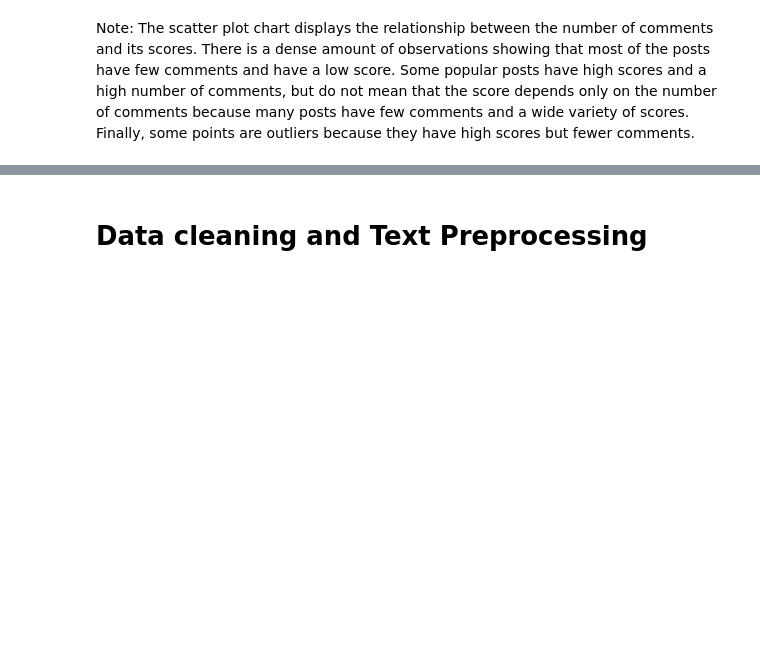
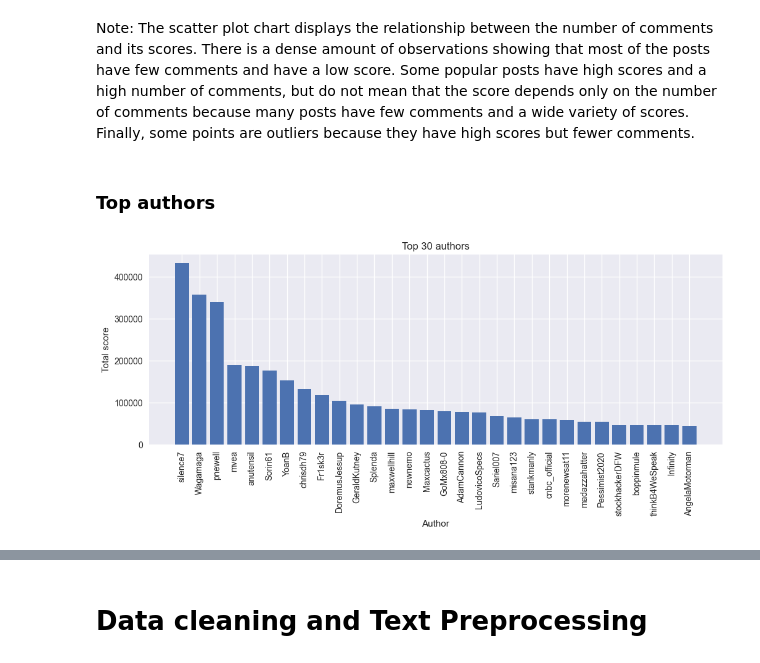
Before and after one commit to mlgomez0/advanced_python_project, a Jupyter notebook: notebooks/climate_change.ipynb, the cells around one changed output, grey strips where cells are left out. Saved outputs shown, nothing was run; the diff lists cells and outputs as text; code cells hidden in the pictures; blank space fills up the shorter version.

```diff
--- a/notebooks/climate_change.ipynb
+++ b/notebooks/climate_change.ipynb
@@ -487,3 +487,23 @@ plot_score_vs_comments()
 [figure]
 # %% [markdown]
 Note: The scatter plot chart displays the relationship between the number of comments and its scores. There is a dense amount of observations showing that most of the posts have few comments and have a low score. Some popular posts have high scores and a high number of comments, but do not mean that the score depends only on the number of comments because many posts have few comments and a wide variety of scores. Finally, some points are outliers because they have high scores but fewer comments.
+# %% [markdown]
+### Top authors
+# %%
+def top_authors():
+
+    # Group data
+    df = data.groupby(by='Autor').agg({ 'Score': 'sum' }).reset_index().sort_values(by='Score', ascending=False).head(30)
+
+    # Plot
+    plt.figure(figsize=(12, 4))
+    plt.bar(x=df['Autor'], height=df['Score'])
+    plt.title('Top 30 authors')
+    plt.xlabel('Author')
+    plt.ylabel('Total score')
+    plt.xticks(rotation=90)
+    plt.show();
+
+top_authors()
+# %% [output]
+[figure, added]
```
Also changed, not shown: parts of 22 cells of this notebook.
